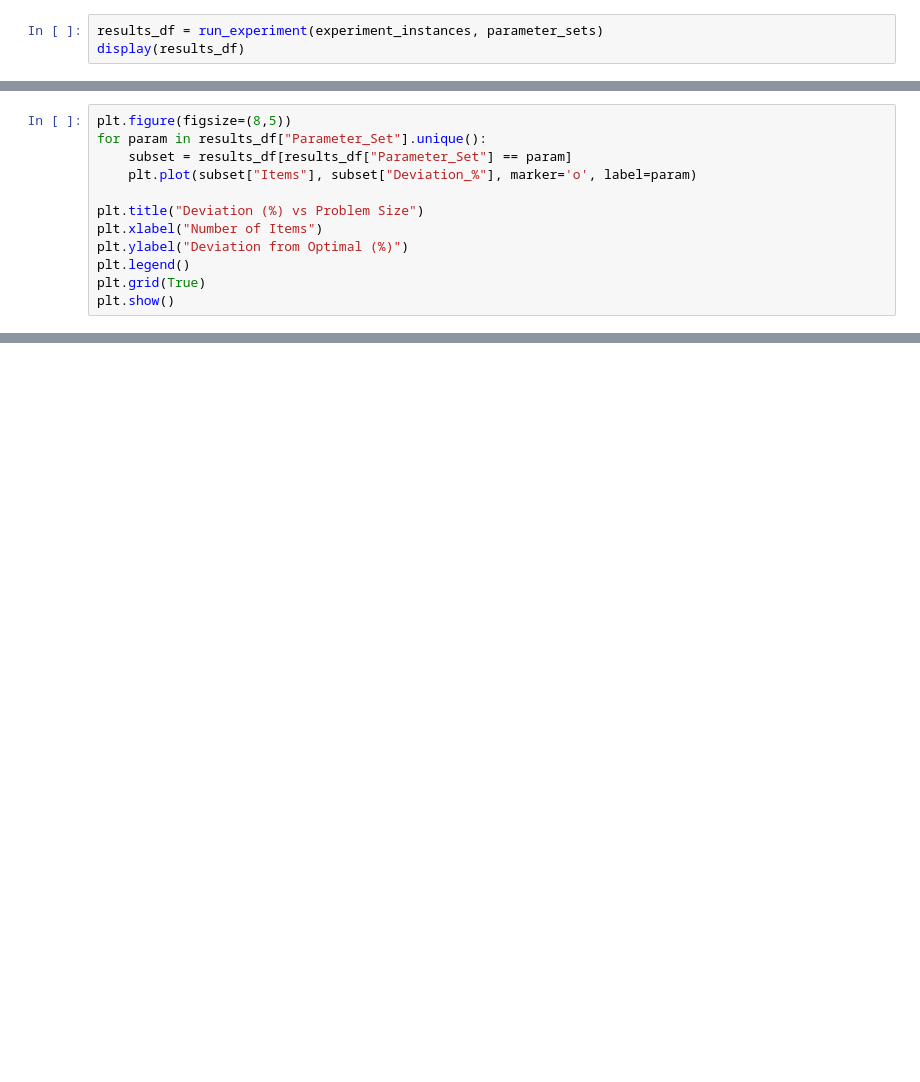
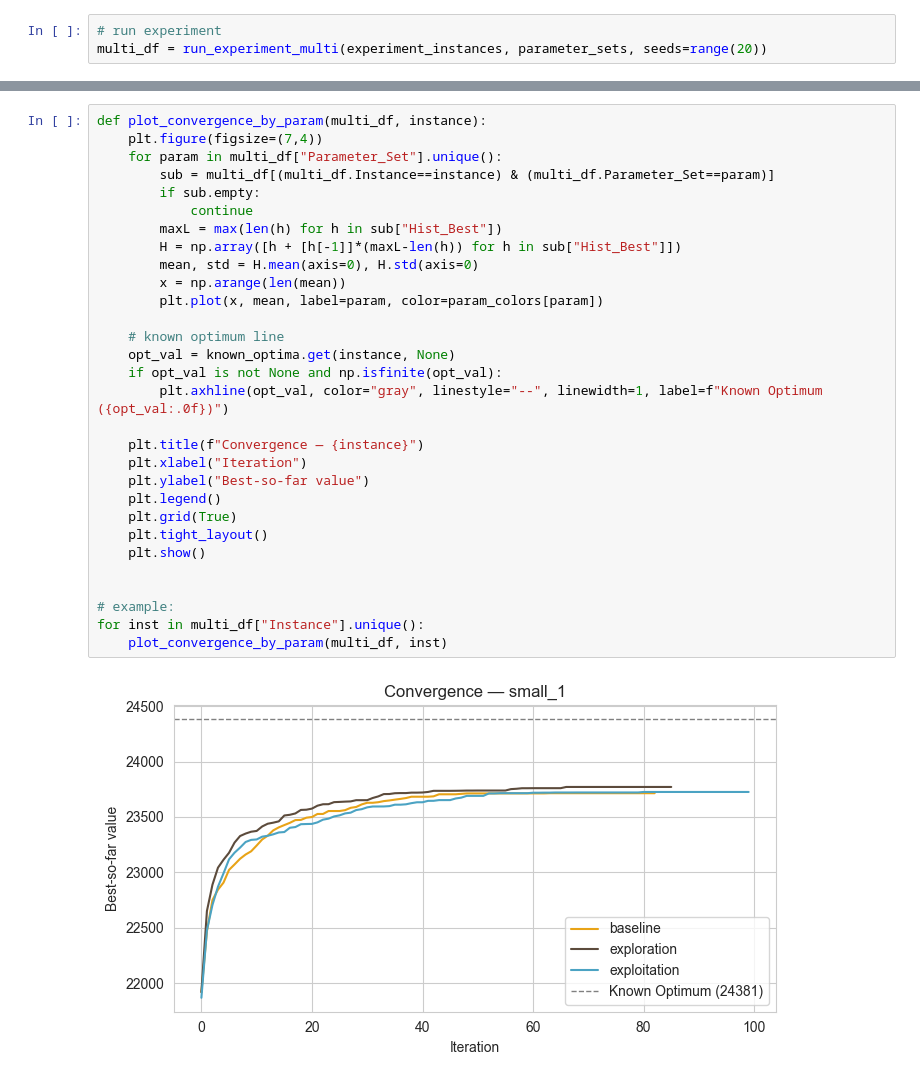
Before and after one commit to jofa016/ACIT4610---Final-Group-Project, a Jupyter notebook: BA_Knapsack.ipynb, the cells around one changed output, grey strips where cells are left out. Cells and saved outputs as stored; diff of their text form; blank space fills up the shorter version.

Commit message:
Expetiment + result tables and visualisations

```diff
--- a/BA_Knapsack.ipynb
+++ b/BA_Knapsack.ipynb
@@ -373,4 +619,4 @@ def run_experiment(instances, parameter_sets):
 # %%
-results_df = run_experiment(experiment_instances, parameter_sets)
-display(results_df)
+# run experiment
+multi_df = run_experiment_multi(experiment_instances, parameter_sets, seeds=range(20))
 # %% [output]
@@ -424,12 +639,0 @@ display(summary)
-# %%
-plt.figure(figsize=(8,5))
-for param in results_df["Parameter_Set"].unique():
-    subset = results_df[results_df["Parameter_Set"] == param]
-    plt.plot(subset["Items"], subset["Deviation_%"], marker='o', label=param)
-
-plt.title("Deviation (%) vs Problem Size")
-plt.xlabel("Number of Items")
-plt.ylabel("Deviation from Optimal (%)")
-plt.legend()
-plt.grid(True)
-plt.show()
@@ -437,0 +1042,32 @@ plt.show()
+# %%
+def plot_convergence_by_param(multi_df, instance):
+    plt.figure(figsize=(7,4))
+    for param in multi_df["Parameter_Set"].unique():
+        sub = multi_df[(multi_df.Instance==instance) & (multi_df.Parameter_Set==param)]
+        if sub.empty:
+            continue
+        maxL = max(len(h) for h in sub["Hist_Best"])
+        H = np.array([h + [h[-1]]*(maxL-len(h)) for h in sub["Hist_Best"]])
+        mean, std = H.mean(axis=0), H.std(axis=0)
+        x = np.arange(len(mean))
+        plt.plot(x, mean, label=param, color=param_colors[param])
+
+    # known optimum line
+    opt_val = known_optima.get(instance, None)
+    if opt_val is not None and np.isfinite(opt_val):
+        plt.axhline(opt_val, color="gray", linestyle="--", linewidth=1, label=f"Known Optimum ({opt_val:.0f})")
+
+    plt.title(f"Convergence — {instance}")
+    plt.xlabel("Iteration")
+    plt.ylabel("Best-so-far value")
+    plt.legend()
+    plt.grid(True)
+    plt.tight_layout()
+    plt.show()
+
+
+# example:
+for inst in multi_df["Instance"].unique():
+    plot_convergence_by_param(multi_df, inst)
+# %% [output]
+[figure, added]
```
Also changed, not shown: parts of 57 cells of this notebook.
